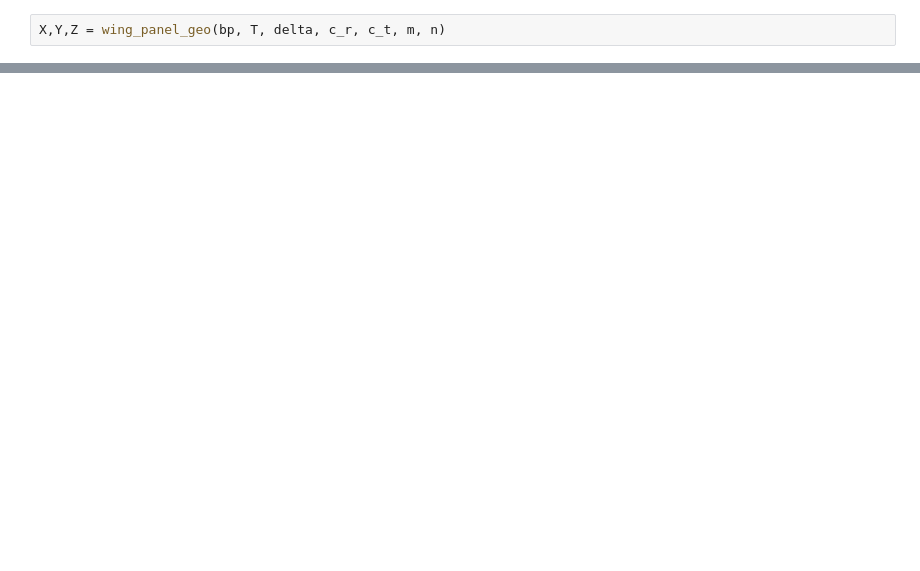
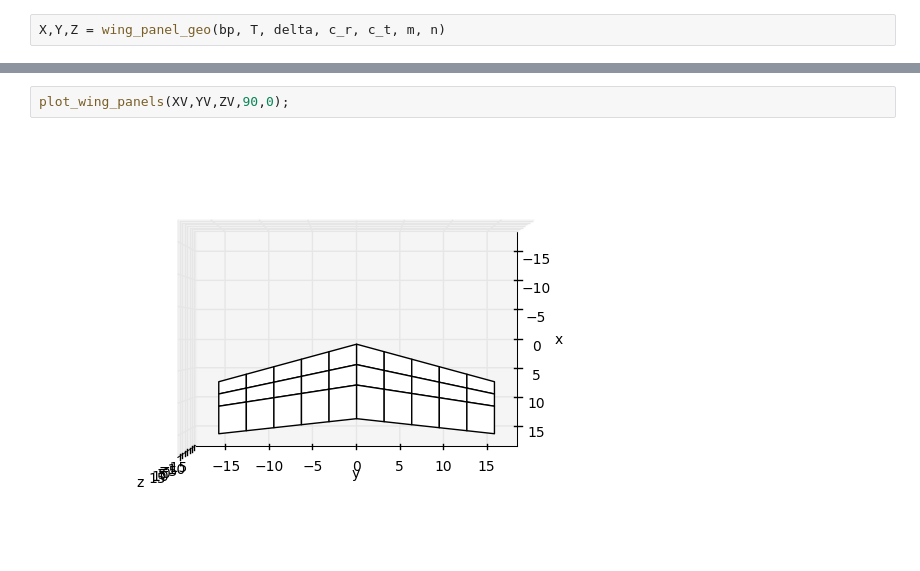
Before and after one commit to partmor/ezaero, a Jupyter notebook: aero.ipynb, the cells around one changed output, grey strips where cells are left out. Saved outputs shown, nothing was run; the diff lists cells and outputs as text; blank space fills up the shorter version.

```diff
--- a/aero.ipynb
+++ b/aero.ipynb
@@ -20,0 +31,4 @@ plot_wing_panels(X,Y,Z)
+# %%
+plot_wing_panels(XV,YV,ZV,90,0);
+# %% [output]
+[figure, added]
```
Also changed, not shown: parts of 4 cells of this notebook, 1 other file.
